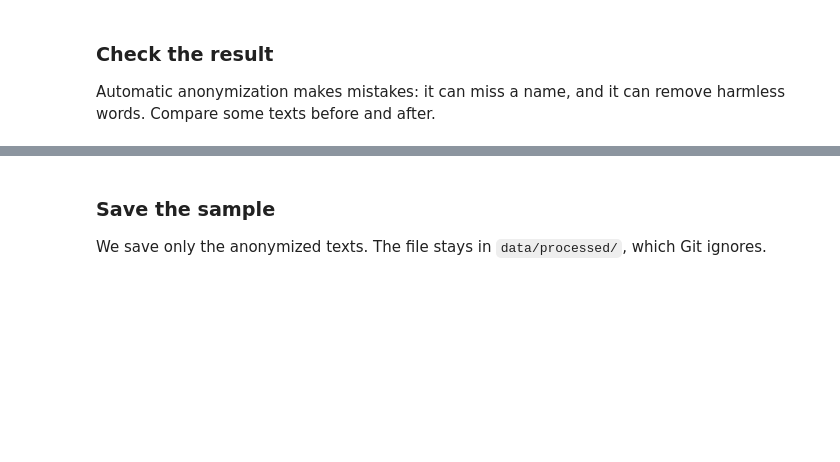
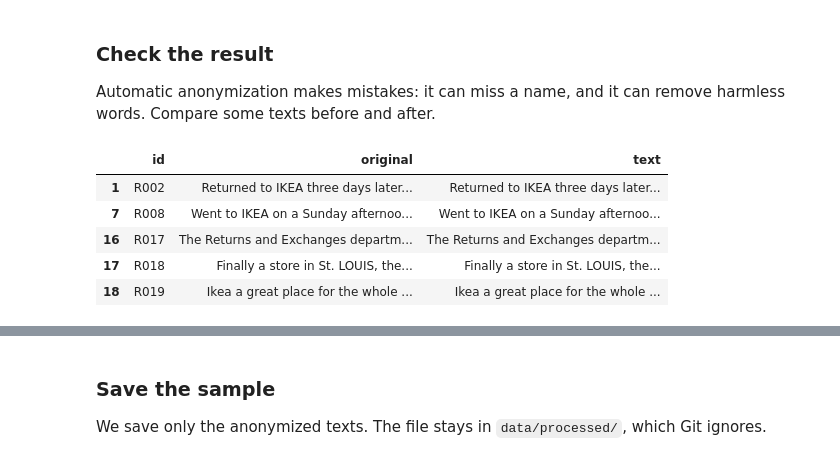
Before and after one commit to simonschmid30/llm_fundamentals, a Jupyter notebook: 01_Explore_Yelp_Data/explore_yelp_data.ipynb, the cells around one changed output, grey strips where cells are left out. Drawn from its saved outputs; the diff is of its cells as text; code cells hidden in the pictures; blank space fills up the shorter version.

```diff
--- a/01_Explore_Yelp_Data/explore_yelp_data.ipynb
+++ b/01_Explore_Yelp_Data/explore_yelp_data.ipynb
@@ -255,6 +328,13 @@ Automatic anonymization makes mistakes: it can miss a name, and it can remove ha
 # %%
 # Before and after, for five changed reviews
 pd.set_option("display.max_colwidth", 400)
-changed[["id", "original", "text"]].head(5)
+changed[["id", "original", "text"]].head()
+# %% [output]
+|  | id | original | text |
+| 1 | R002 | Returned to IKEA three days later... | Returned to IKEA three days later... |
+| 7 | R008 | Went to IKEA on a Sunday afternoo... | Went to IKEA on a Sunday afternoo... |
+| 16 | R017 | The Returns and Exchanges departm... | The Returns and Exchanges departm... |
+| 17 | R018 | Finally a store in St. LOUIS, the... | Finally a store in St. LOUIS, the... |
+| 18 | R019 | Ikea a great place for the whole ... | Ikea a great place for the whole ... |
 # %% [markdown]
 **Your turn:** read a few more rows, for example with `sample[['id', 'original', 'text']].sample(5)`. Include texts that the detector left unchanged: missed details will not appear in `changed`. If you still find a personal detail, replace the text of this review in the next cell. Places and dates can also identify someone in context; remove them by hand when needed.
```
Also changed, not shown: parts of 19 cells of this notebook, 3 other files.
